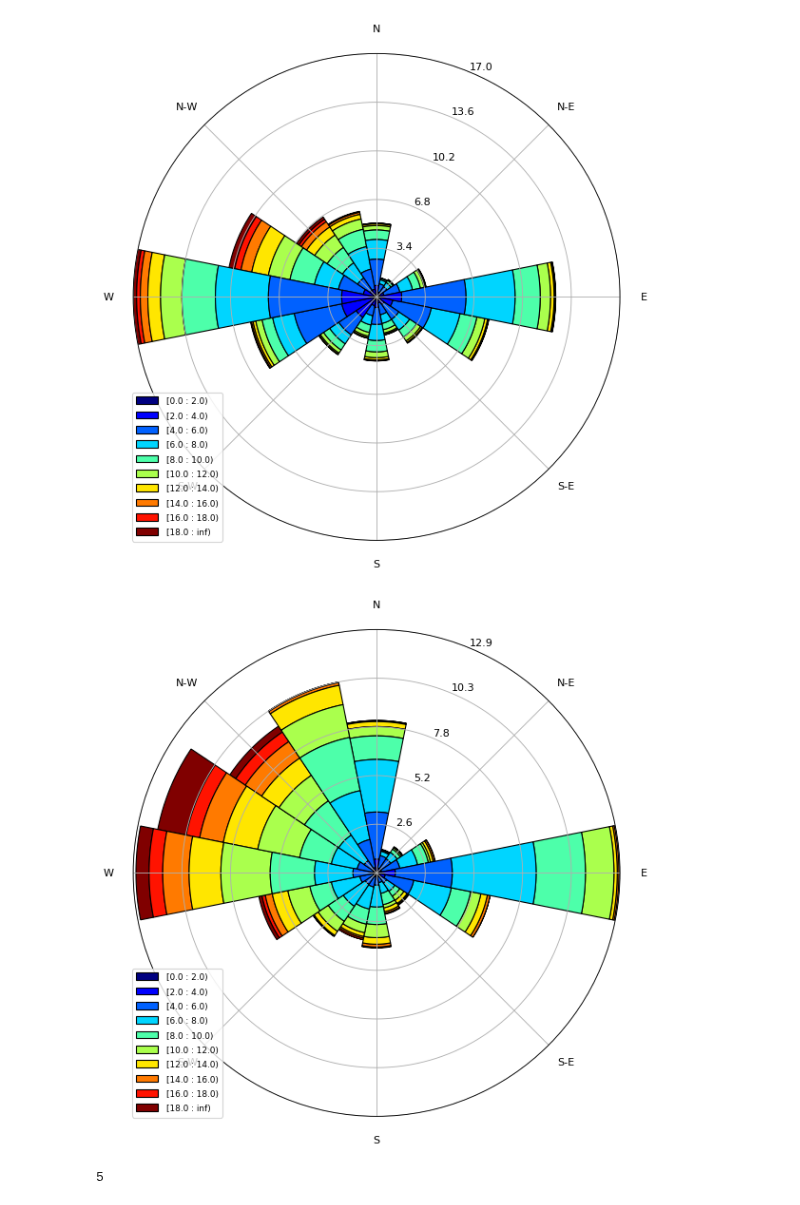
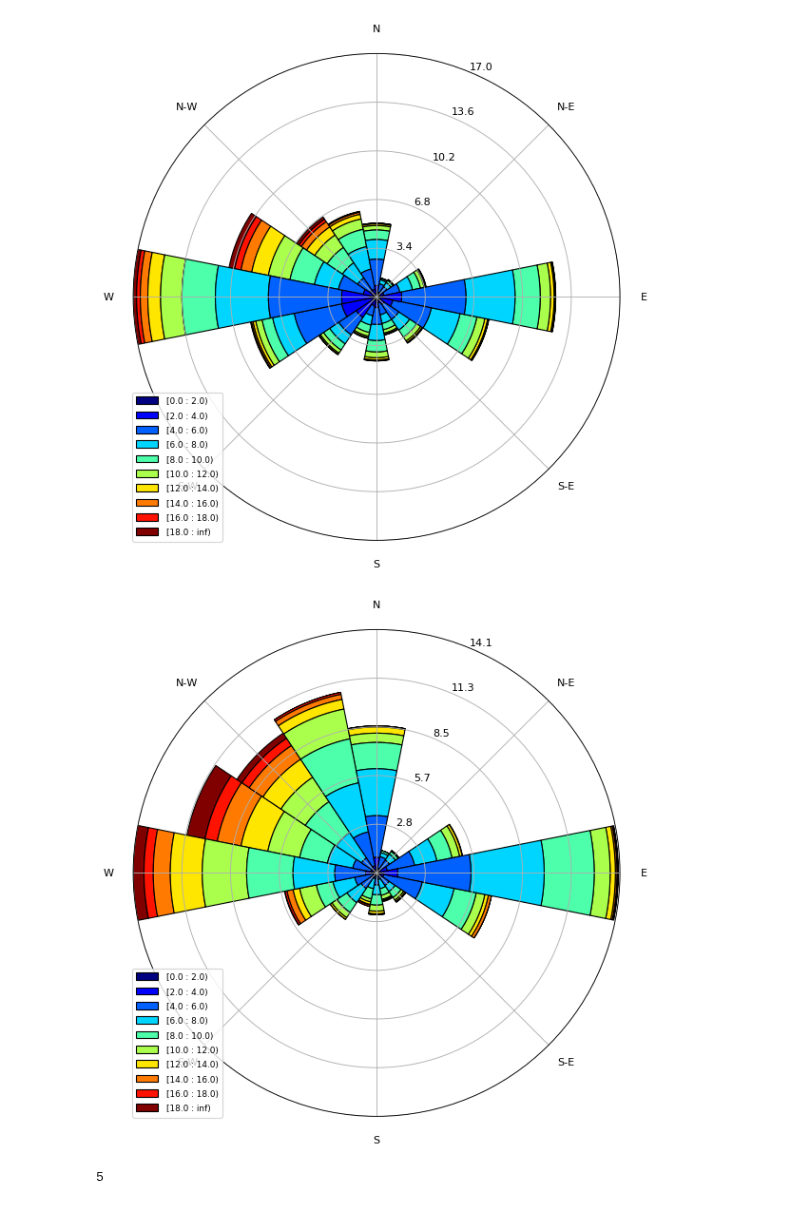
Before and after one commit to DuncanDHall/EAS-air-quality, a Jupyter notebook: exploration_v3.ipynb, the cells around one changed output. Saved outputs shown, nothing was run; the diff lists cells and outputs as text; code cells hidden in the pictures.

Commit message:
Improved various figures

```diff
--- a/exploration_v3.ipynb
+++ b/exploration_v3.ipynb
@@ -328,16 +328,16 @@ plt.savefig('wind_dir.png')
 # %%
 # Exploring time-of-day dependent weather patterns
 df['hod'] = [t.hour for t in df.tod]
-data = df[(df.parameter==PM10) & (14 == df.hod)]
+data = df[(df.parameter==PM10) & (12 == df.hod)]
 wd = data.winddir
 ws = data.sknt
 
 ax = WindroseAxes.from_ax()
 ax.bar(wd, ws, normed=True, opening=1.0, edgecolor='black',bins=np.arange(0, 20, 2))
 ax.set_legend()
-plt.savefig('wind_dir.png')
+plt.savefig('wind_dir_noon.png')
 # %% [output]
-[figure, old version]
+[figure, new version]
 # %%
 x=df.tod[0]
 x.hour
```
Also changed, not shown: parts of 2 cells of this notebook, 3 other files.
